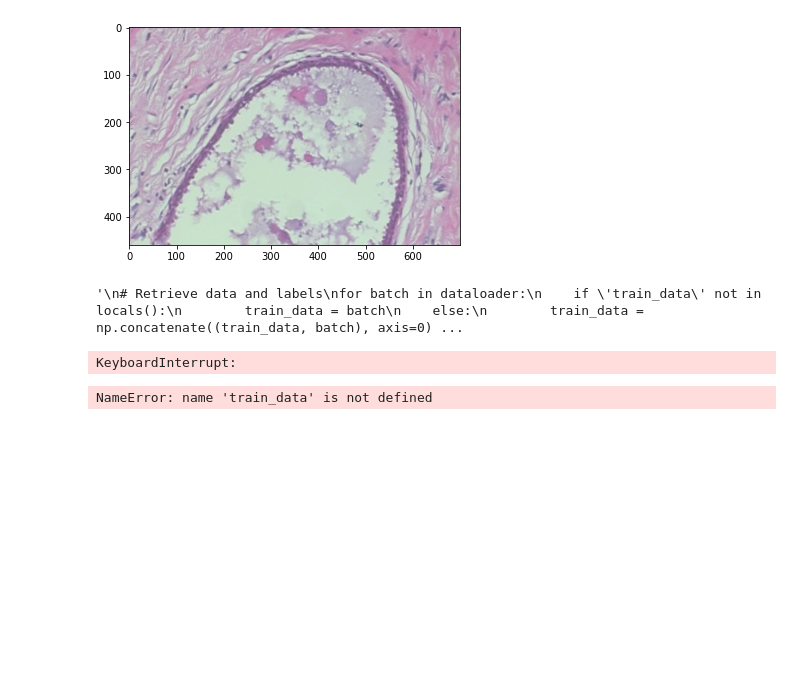
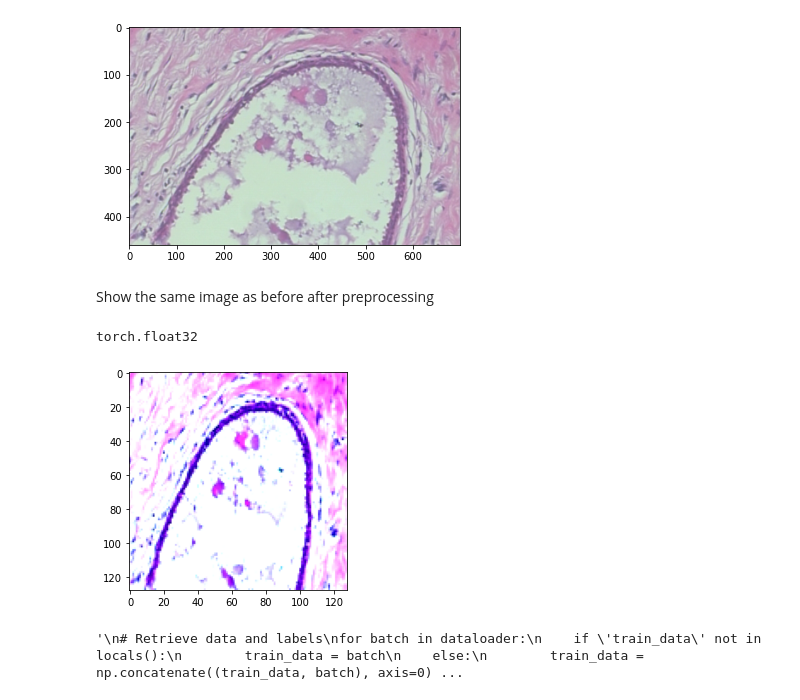
Before and after one commit to mcri00/GRAPH_project, a Jupyter notebook: preprocessing.ipynb, the cells around one changed output. Cells and saved outputs as stored; diff of their text form; code cells hidden in the pictures; blank space fills up the shorter version.

```diff
--- a/preprocessing.ipynb
+++ b/preprocessing.ipynb
@@ -103,7 +104,7 @@ First ten files:
 10. ../BreaKHis_v1/BreaKHis_v1/histology_slides/breast/malignant/SOB/lobular_carcinoma/SOB_M_LC_14-12204/200X/SOB_M_LC-14-12204-200-053.png
 # %%
 # Create a custom dataset class
-class CustomDataset1(Dataset):
+class CustomDataset(Dataset):
     def __init__(self, folder_path, transform=None):
         self.folder_path = folder_path
         self.transform = transform
@@ -136,7 +137,7 @@ class CustomDataset1(Dataset):
         return image
 # %%
 # Load data using DataLoader
-dataset = CustomDataset1(folder_path, transform=transform)
+dataset = CustomDataset(folder_path, transform=transform)
 dataloader = DataLoader(dataset, batch_size=6500, shuffle=False)#batch_size trovata 6500
 # %%
 #to check if the dataset has been loaded
@@ -160,6 +163,20 @@ plt.show()
 (700, 460)
 RGB
 [figure]
+# %% [markdown]
+Show the same image as before after preprocessing
+# %%
+# Get the first image from the dataset
+image = dataset[dataset.image_files.index("../BreaKHis_v1/BreaKHis_v1/histology_slides/breast/benign/SOB/adenosis/SOB_B_A_14-22549AB/100X/SOB_B_A-14-22549AB-100-001.png")]
+
+print(image.dtype)
+image = image.clip(0, 1)
+# Show the image
+plt.imshow(image.permute(1, 2, 0))
+plt.show()
+# %% [output]
+torch.float32
+[figure, added]
 # %%
 #PROVA
 '''
@@ -185,20 +202,3 @@ else:
 '''
 # %% [output]
 '\n# Retrieve data and labels\nfor batch in dataloader:\n    if \'train_data\' not in locals():\n        train_data = batch\n    else:\n        train_data = np.concatenate((train_data, batch), axis=0) ...
-# %%
-# Retrieve data and labels
-for batch in dataloader:
-    train_data = batch
-# %% [output]
-KeyboardInterrupt:
-# %%
-# Data augmentation using SMOTE
-train_data = train_data.reshape(-1, IMG_SIZE * IMG_SIZE * 3).numpy()
-train_labels = np.array([0] * (len(train_data) // 2) + [1] * (len(train_data) // 2))  # Assuming binary classification
-sm = SMOTE(random_state=42)
-train_data, train_labels = sm.fit_resample(train_data, train_labels)
-
-train_data = train_data.reshape(-1, IMG_SIZE, IMG_SIZE, 3)
-print(train_data.shape, train_labels.shape)
-# %% [output]
-NameError: name 'train_data' is not defined
```
Also changed, not shown: parts of 10 cells of this notebook.
